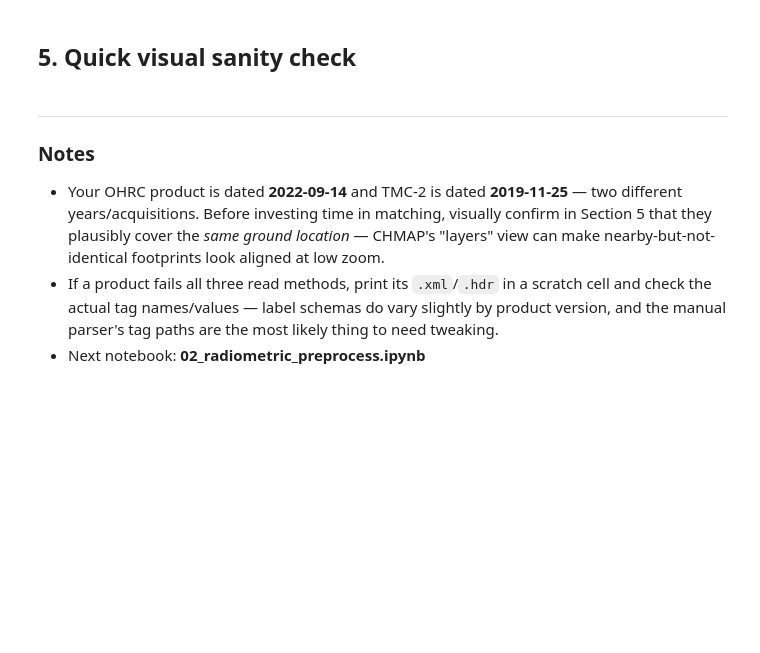
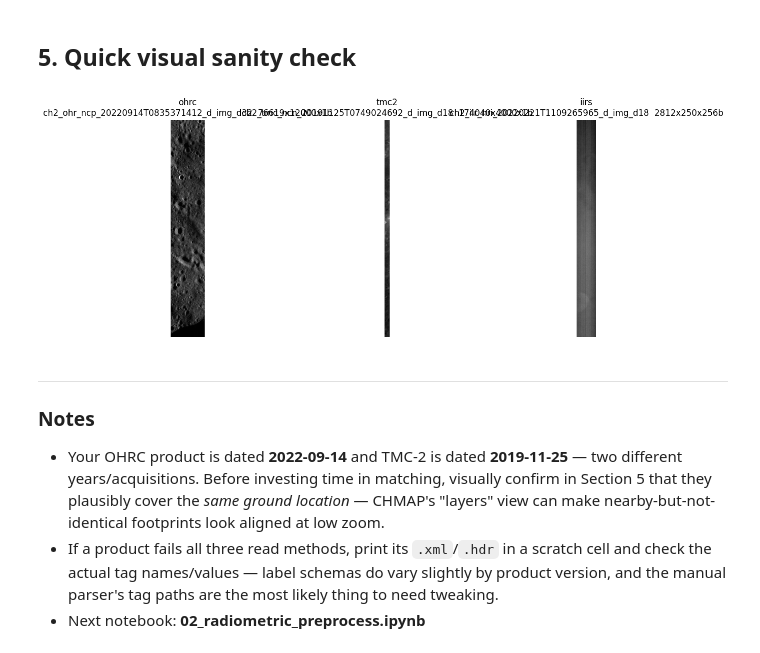
Before and after one commit to Rummankhan7/SIH-26166, a Jupyter notebook: notebooks/01_ingest_pds4.ipynb, the cells around one changed output. Cells and saved outputs as stored; diff of their text form; code cells hidden in the pictures; blank space fills up the shorter version.

```diff
--- a/notebooks/01_ingest_pds4.ipynb
+++ b/notebooks/01_ingest_pds4.ipynb
@@ -193,20 +231,30 @@ print(f'\nConverted {len(manifest_rows)} products. Manifest saved to {manifest_p
 ## 5. Quick visual sanity check
 # %%
 import matplotlib.pyplot as plt
+import csv
+
+manifest_path = f'{DRIVE_ROOT}/processed/manifest.csv'
+with open(manifest_path) as f:
+    manifest_rows = list(csv.DictReader(f))
 
 fig, axes = plt.subplots(1, 3, figsize=(15, 5))
 for ax, instrument in zip(axes, ['ohrc', 'tmc2', 'iirs']):
     rows = [r for r in manifest_rows if r['instrument'] == instrument]
     if not rows:
         ax.set_title(f'{instrument}: none converted'); ax.axis('off'); continue
     r = rows[0]
     with rasterio.open(r['geotiff_path']) as src:
-        band1 = src.read(1)
+        # decimated read: downsample to ~1000px on the long side instead of
+        # loading the full-resolution band into memory
+        scale = max(1, max(src.height, src.width) // 1000)
+        band1 = src.read(1, out_shape=(src.height // scale, src.width // scale))
     ax.imshow(band1, cmap='gray')
     ax.set_title(f"{instrument}\n{r['product']}  {r['height']}x{r['width']}x{r['bands']}b")
     ax.axis('off')
 plt.tight_layout()
 plt.show()
+# %% [output]
+[figure, added]
 # %% [markdown]
 ---
 ### Notes
```
Also changed, not shown: parts of 5 cells of this notebook, 3 other files.
